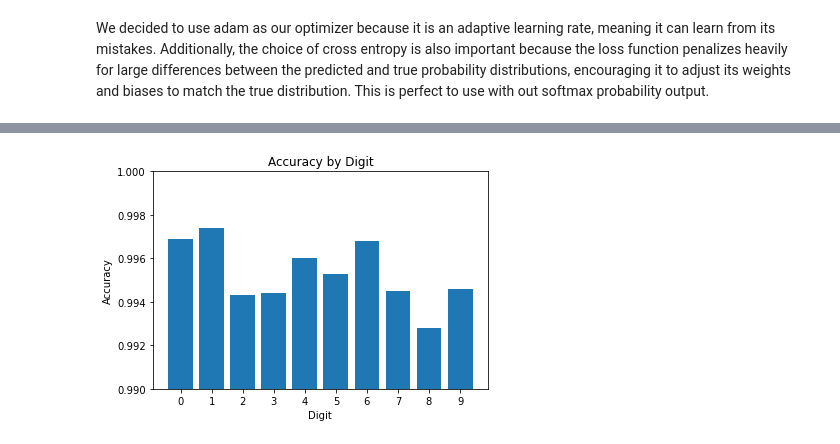
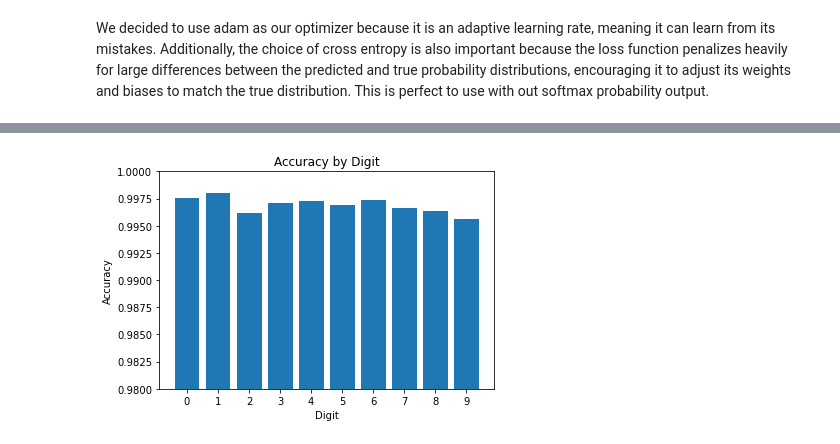
Before and after one commit to COGS118A/Group008-Wi23, a Jupyter notebook: CheckpointGroup008-Wi23.ipynb, the cells around one changed output, grey strips where cells are left out. Drawn from its saved outputs; the diff is of its cells as text; code cells hidden in the pictures.

```diff
--- a/CheckpointGroup008-Wi23.ipynb
+++ b/CheckpointGroup008-Wi23.ipynb
@@ -52,9 +127,9 @@ To enable them in other operations, rebuild TensorFlow with the appropriate comp
 # %%
-(x_train, y_train), (x_test, y_test) = mnist.load_data()
-x_train = x_train.astype('float32') / 255.0
-x_test = x_test.astype('float32') / 255.0
-print("Training set shape:", x_train.shape, y_train.shape)
-print("Testing set shape:", x_test.shape, y_test.shape)
+(x_train_mnist, y_train_mnist), (x_test_mnist, y_test_mnist) = mnist.load_data()
+x_train_mnist = x_train_mnist.astype('float32') / 255.0
+x_test_mnist = x_test_mnist.astype('float32') / 255.0
+print("Training set shape:", x_train_mnist.shape, y_train_mnist.shape)
+print("Testing set shape:", x_test_mnist.shape, y_test_mnist.shape)
 # %% [output]
 Training set shape: (60000, 28, 28) (60000,)
 Testing set shape: (10000, 28, 28) (10000,)
@@ -60,0 +142,5 @@ Testing set shape: (10000, 28, 28) (10000,)
+# %%
+x_train = np.concatenate((x_train_mnist, x_train_emnist), axis=0)
+y_train = np.concatenate((y_train_mnist, y_train_emnist), axis=0)
+x_test = np.concatenate((x_test_mnist, x_test_emnist), axis=0)
+y_test = np.concatenate((y_test_mnist, y_test_emnist), axis=0)
@@ -259,5 +371,5 @@ from tensorflow.keras import layers
 model = keras.Sequential([
     layers.Dense(128, activation='relu', input_shape=(784,)),
     layers.Dense(64, activation='relu'),
-    layers.Dense(10, activation='softmax')
+    layers.Dense(37, activation='softmax')
 ])
@@ -297,13 +401,16 @@ y_pred_labels = np.argmax(y_pred, axis=1)
 # %%
 cm = confusion_matrix(y_test, y_pred_labels)
+# %%
+accuracies = get_accuracy_rate(cm)
+digit_acc = accuracies[:10]
+letter_acc = accuracies[10:]
 # %%
-accuracies = get_accuracy_rate(cm)
-plt.bar(range(10), accuracies)
+plt.bar(range(10), digit_acc)
 plt.xlabel('Digit')
 plt.ylabel('Accuracy')
 plt.title('Accuracy by Digit')
-plt.ylim(0.99, 1.0)
+plt.ylim(0.98, 1.0)
 plt.xticks(range(10), range(10))
 plt.show()
 # %% [output]
-[figure, old version]
+[figure, new version]
```
Also changed, not shown: parts of 52 cells of this notebook.
